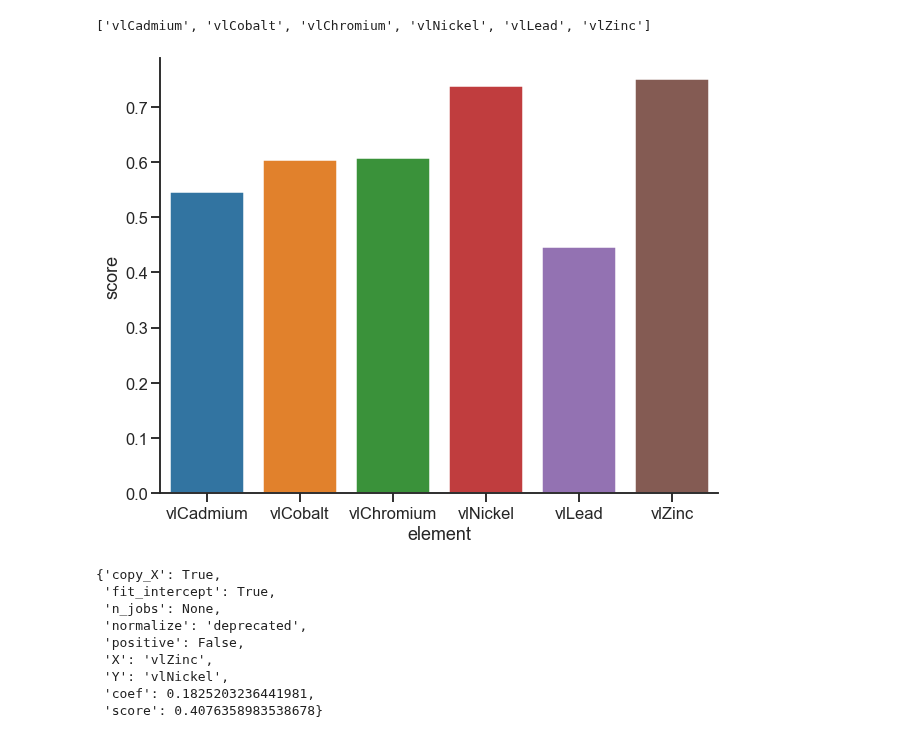
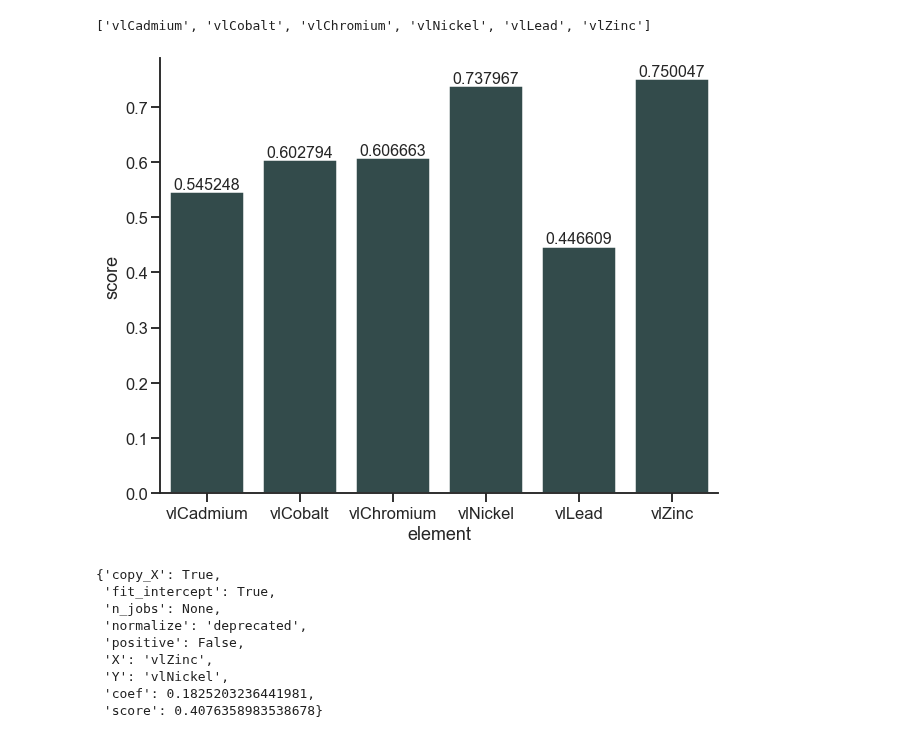
Before and after one commit to luschiro/workflows-geo-data, a Jupyter notebook: modulo_3/modulo_3.ipynb, the cells around one changed output. Saved outputs shown, nothing was run; the diff lists cells and outputs as text; code cells hidden in the pictures.

```diff
--- a/modulo_3/modulo_3.ipynb
+++ b/modulo_3/modulo_3.ipynb
@@ -245,12 +248,12 @@ scores = pd.DataFrame(columns=['element', 'score'])
 scores['element'] = grade_features
 scores['score'] = [linear_model_multiple(df_jura, grade_features, g)['score'] for g in grade_features]
 # %%
-scores
 plt.figure(figsize=(10,8))
-sns.barplot(x=scores.element, y=scores.score)
+ax = sns.barplot(x=scores.element,y=scores.score,color="darkslategray")
+ax.bar_label(ax.containers[0],fontsize=16)
 sns.despine()
 # %% [output]
-[figure, old version]
+[figure, new version]
 # %%
 linear_model_pair(df_jura, "vlZinc", "vlNickel")
 # %% [output]
```
Also changed, not shown: parts of 4 cells of this notebook, 3 other files.
